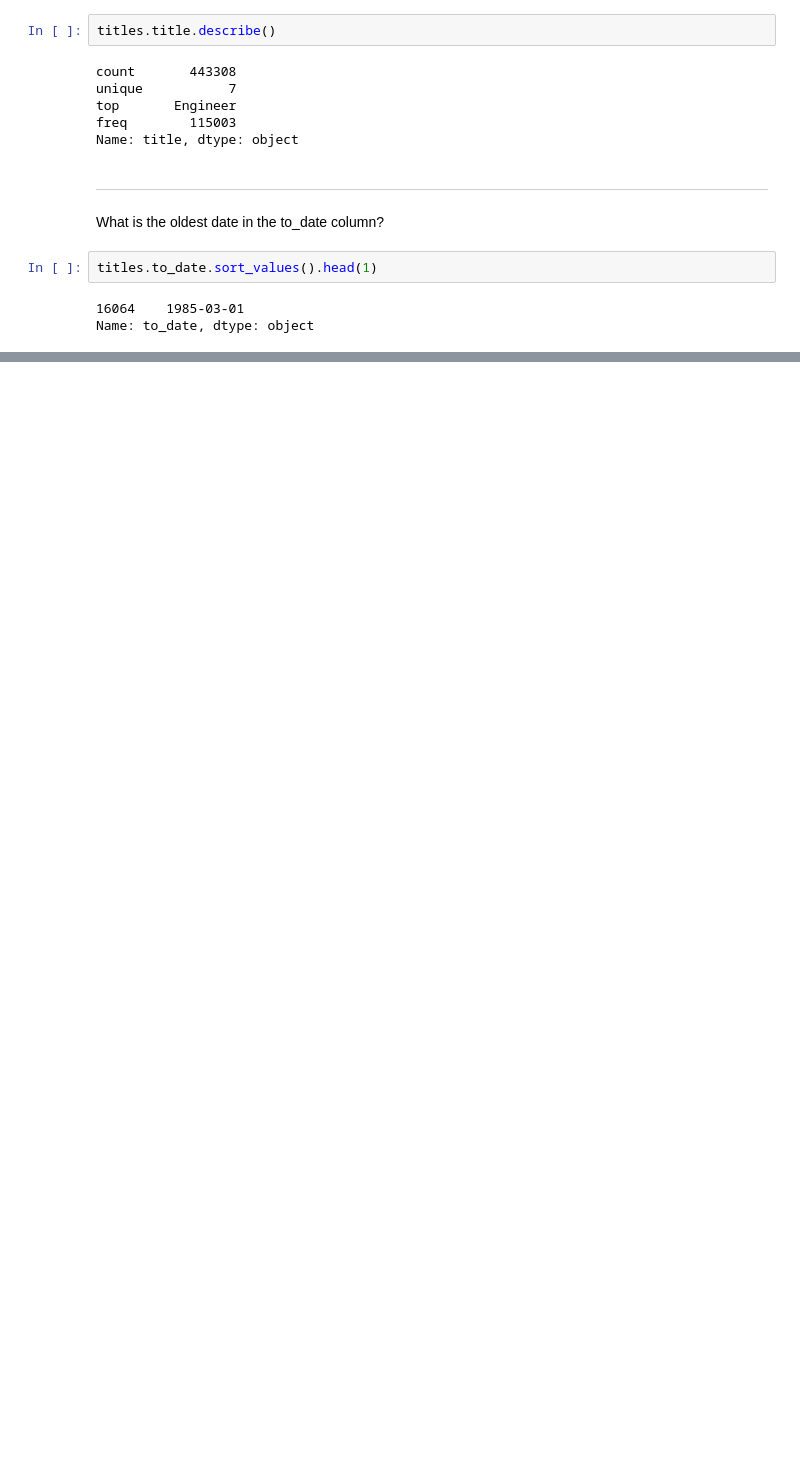
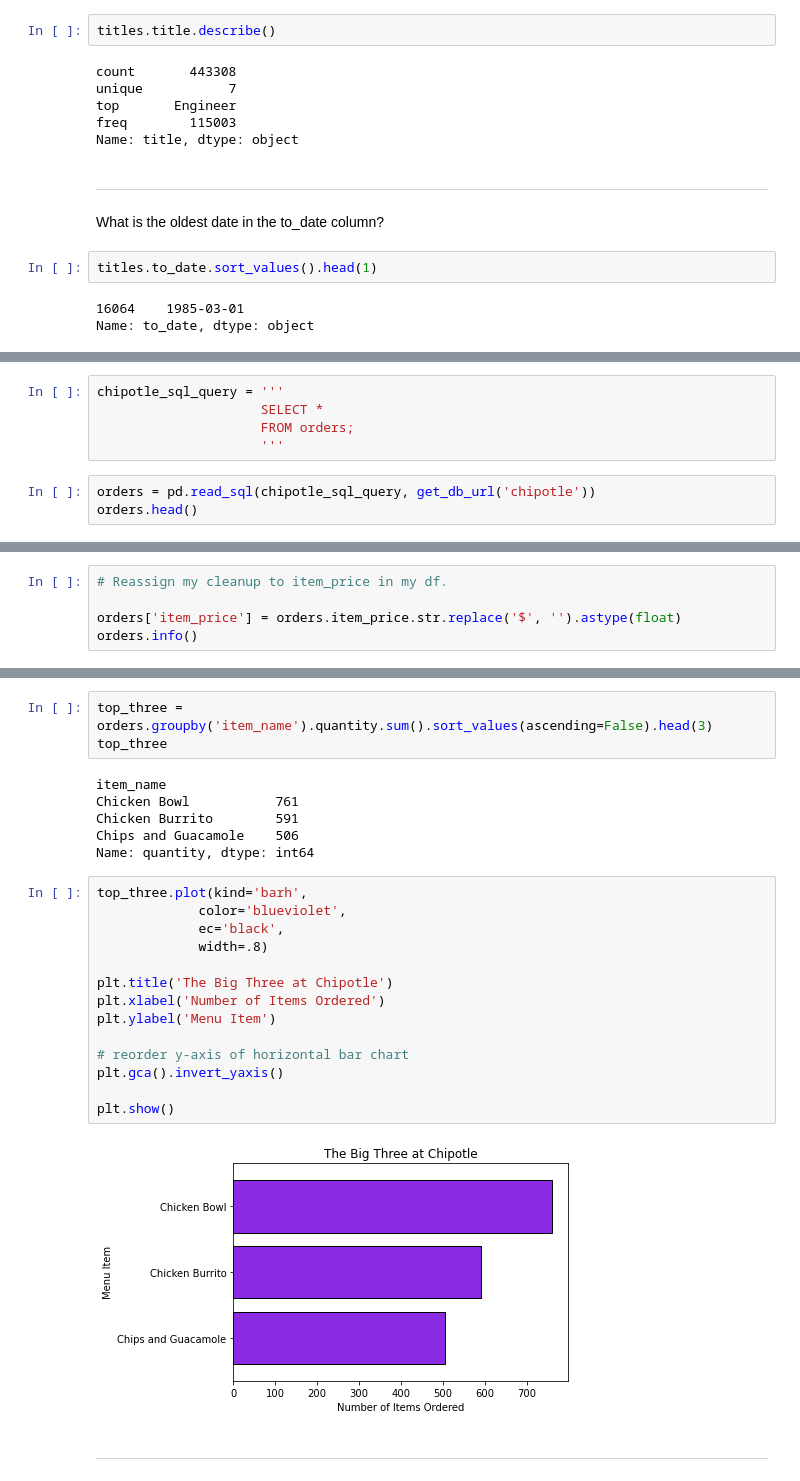
Before and after one commit to CodeupClassroom/innis-ds-libraries, a Jupyter notebook: advanced_dataframe_solutions.ipynb, the cells around one changed output, grey strips where cells are left out. Drawn from its saved outputs; the diff is of its cells as text; blank space fills up the shorter version.

```diff
--- a/advanced_dataframe_solutions.ipynb
+++ b/advanced_dataframe_solutions.ipynb
@@ -169,0 +772,8 @@ Name: to_date, dtype: object
+# %%
+chipotle_sql_query = '''
+                     SELECT *
+                     FROM orders;
+                     '''
+# %%
+orders = pd.read_sql(chipotle_sql_query, get_db_url('chipotle'))
+orders.head()
@@ -169,0 +820,5 @@ Name: to_date, dtype: object
+# %%
+# Reassign my cleanup to item_price in my df.
+
+orders['item_price'] = orders.item_price.str.replace('$', '').astype(float)
+orders.info()
@@ -169,0 +866,27 @@ Name: to_date, dtype: object
+# %%
+top_three = orders.groupby('item_name').quantity.sum().sort_values(ascending=False).head(3)
+top_three
+# %% [output]
+item_name
+Chicken Bowl           761
+Chicken Burrito        591
+Chips and Guacamole    506
+Name: quantity, dtype: int64
+# %%
+top_three.plot(kind='barh',
+             color='blueviolet',
+             ec='black',
+             width=.8)
+
+plt.title('The Big Three at Chipotle')
+plt.xlabel('Number of Items Ordered')
+plt.ylabel('Menu Item')
+
+# reorder y-axis of horizontal bar chart
+plt.gca().invert_yaxis()
+
+plt.show()
+# %% [output]
+[figure, added]
+# %% [markdown]
+___
```
Also changed, not shown: parts of 117 cells of this notebook.
